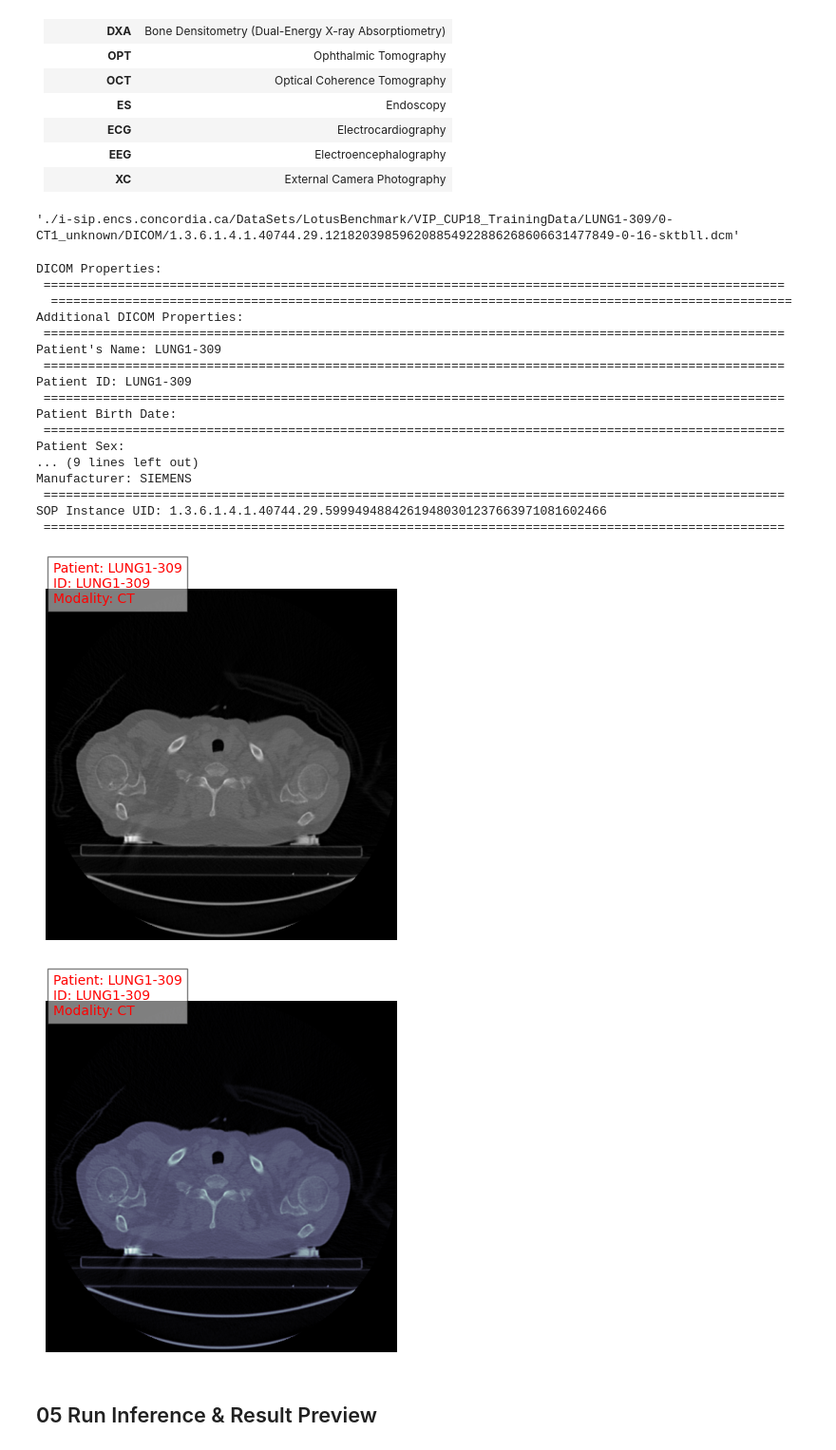
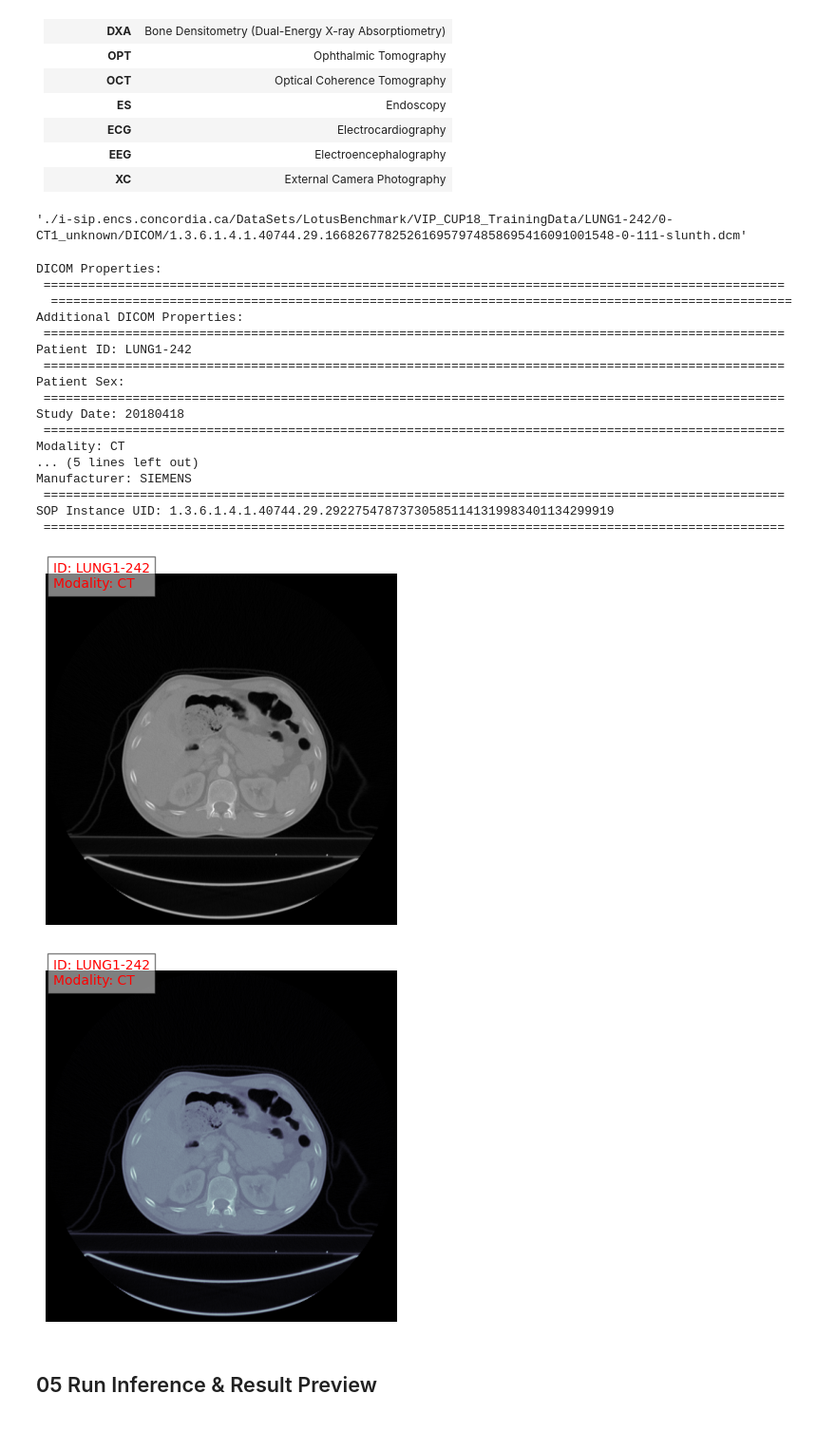
Before and after one commit to azzindani/04_Bio_Medical, a Jupyter notebook: DCM_BP_Abdomen_CT_v1.ipynb, the cells around one changed output. Shown at 95% size. Drawn from its saved outputs; the diff is of its cells as text; code cells hidden in the pictures.

```diff
--- a/DCM_BP_Abdomen_CT_v1.ipynb
+++ b/DCM_BP_Abdomen_CT_v1.ipynb
@@ -249,7 +249,7 @@ zipfile.extractall() #'''
 root_dir = './'
 
 file_format = '.dcm'
-n = 5
+n = 6
 file_paths = []
 
 for root, dirs, files in os.walk(root_dir):
@@ -287,10 +287,10 @@ for root, dirs, files in os.walk(root_dir):
 | **EEG** | Electroencephalography |
 | **XC**  | External Camera Photography |
 # %%
-file_path = file_paths[0]
+file_path = file_paths[1]
 file_path
 # %% [output]
-'./i-sip.encs.concordia.ca/DataSets/LotusBenchmark/VIP_CUP18_TrainingData/LUNG1-309/0-CT1_unknown/DICOM/1.3.6.1.4.1.40744.29.121820398596208854922886268606631477849-0-16-sktbll.dcm'
+'./i-sip.encs.concordia.ca/DataSets/LotusBenchmark/VIP_CUP18_TrainingData/LUNG1-242/0-CT1_unknown/DICOM/1.3.6.1.4.1.40744.29.166826778252616957974858695416091001548-0-111-slunth.dcm'
 # %%
 dicom_data = pydicom.dcmread(file_path)
 image_data = dicom_data.pixel_array
@@ -305,9 +305,9 @@ print("DICOM Properties: \n", 100 * '=')
 #  print(f"{elem.tag} {elem.name}: {elem.value}")
 
 print(' ', 100 * '=', "\nAdditional DICOM Properties:\n", 100 * '=')
-print(f"Patient's Name: {dicom_data.PatientName}\n", 100 * '=')
+#print(f"Patient's Name: {dicom_data.PatientName}\n", 100 * '=')
 print(f"Patient ID: {dicom_data.PatientID}\n", 100 * '=')
-print(f"Patient Birth Date: {dicom_data.PatientBirthDate}\n", 100 * '=')
+#print(f"Patient Birth Date: {dicom_data.PatientBirthDate}\n", 100 * '=')
 print(f"Patient Sex: {dicom_data.PatientSex}\n", 100 * '=')
 print(f"Study Date: {dicom_data.StudyDate}\n", 100 * '=')
 #print(f"Study Description: {dicom_data.StudyDescription}\n", 100 * '=')
@@ -324,36 +324,36 @@ DICOM Properties:
   ====================================================================================================
 Additional DICOM Properties:
  ====================================================================================================
-Patient's Name: LUNG1-309
- ====================================================================================================
-Patient ID: LUNG1-309
- ====================================================================================================
-Patient Birth Date:
+Patient ID: LUNG1-242
  ====================================================================================================
 Patient Sex:
-... (9 lines left out)
+ ====================================================================================================
+Study Date: 20180418
+ ====================================================================================================
+Modality: CT
+... (5 lines left out)
 Manufacturer: SIEMENS
  ====================================================================================================
-SOP Instance UID: 1.3.6.1.4.1.40744.29.59994948842619480301237663971081602466
+SOP Instance UID: 1.3.6.1.4.1.40744.29.292275478737305851141319983401134299919
  ====================================================================================================
 # %%
 plt.imshow(image_data, cmap = 'gray')
 
-text = f"Patient: {dicom_data.PatientName}\nID: {dicom_data.PatientID}\nModality: {dicom_data.Modality}"
+text = f"ID: {dicom_data.PatientID}\nModality: {dicom_data.Modality}"
 plt.text(10, 20, text, fontsize = 10, color = 'red', bbox = dict(facecolor = 'white', alpha = 0.5))
 plt.axis('off')
 plt.show()
 # %% [output]
-[figure, old version]
+[figure, new version]
 # %%
 plt.imshow(image_data, cmap = 'bone')
 
-text = f"Patient: {dicom_data.PatientName}\nID: {dicom_data.PatientID}\nModality: {dicom_data.Modality}"
+text = f"ID: {dicom_data.PatientID}\nModality: {dicom_data.Modality}"
 plt.text(10, 20, text, fontsize = 10, color = 'red', bbox = dict(facecolor = 'white', alpha = 0.5))
 plt.axis('off')
 plt.show()
 # %% [output]
-[figure, old version]
+[figure, new version]
 # %% [markdown]
 ## 05 Run Inference & Result Preview
 # %% [markdown]
```
Also changed, not shown: parts of 10 cells of this notebook.
